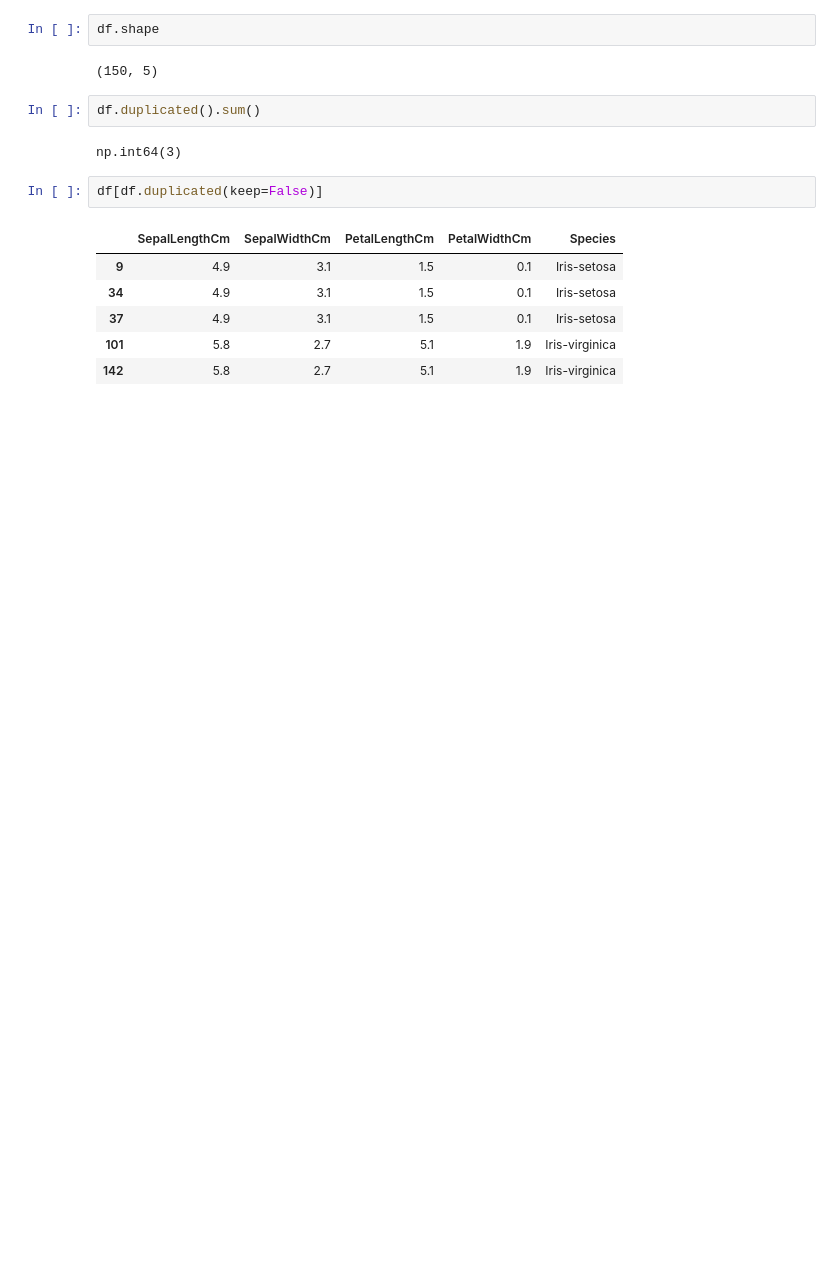
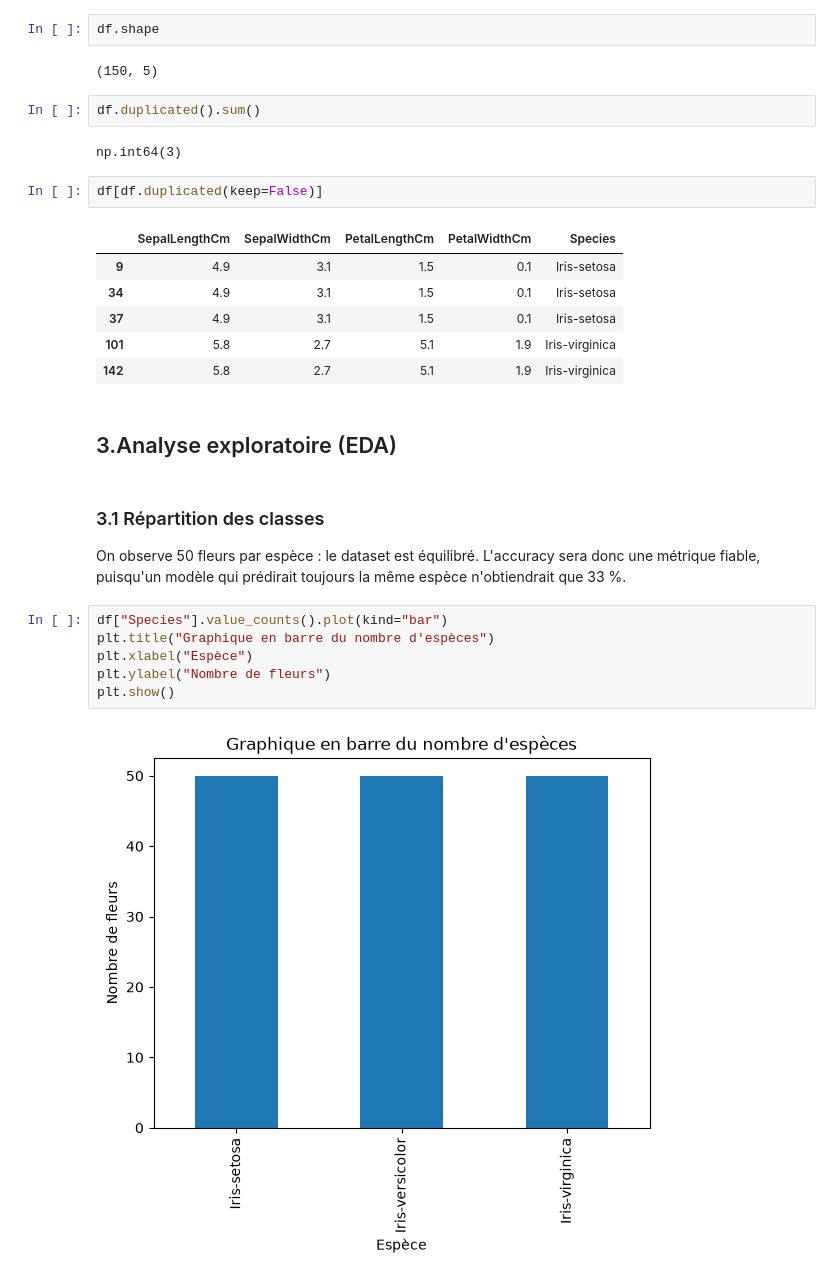
Before and after one commit to yassinehq/Iris-ml, a Jupyter notebook: notebooks/01_iris_classification.ipynb, the cells around one changed output. Drawn from its saved outputs; the diff is of its cells as text; blank space fills up the shorter version.

```diff
--- a/notebooks/01_iris_classification.ipynb
+++ b/notebooks/01_iris_classification.ipynb
@@ -71,3 +72,16 @@ df[df.duplicated(keep=False)]
 | 37 | 4.9 | 3.1 | 1.5 | 0.1 | Iris-setosa |
 | 101 | 5.8 | 2.7 | 5.1 | 1.9 | Iris-virginica |
 | 142 | 5.8 | 2.7 | 5.1 | 1.9 | Iris-virginica |
+# %% [markdown]
+## 3.Analyse exploratoire (EDA)
+# %% [markdown]
+### 3.1 Répartition des classes
+On observe 50 fleurs par espèce : le dataset est équilibré. L'accuracy sera donc une métrique fiable, puisqu'un modèle qui prédirait toujours la même espèce n'obtiendrait que 33 %.
+# %%
+df["Species"].value_counts().plot(kind="bar")
+plt.title("Graphique en barre du nombre d'espèces")
+plt.xlabel("Espèce")
+plt.ylabel("Nombre de fleurs")
+plt.show()
+# %% [output]
+[figure, added]
```
Also changed, not shown: parts of 11 cells of this notebook.
